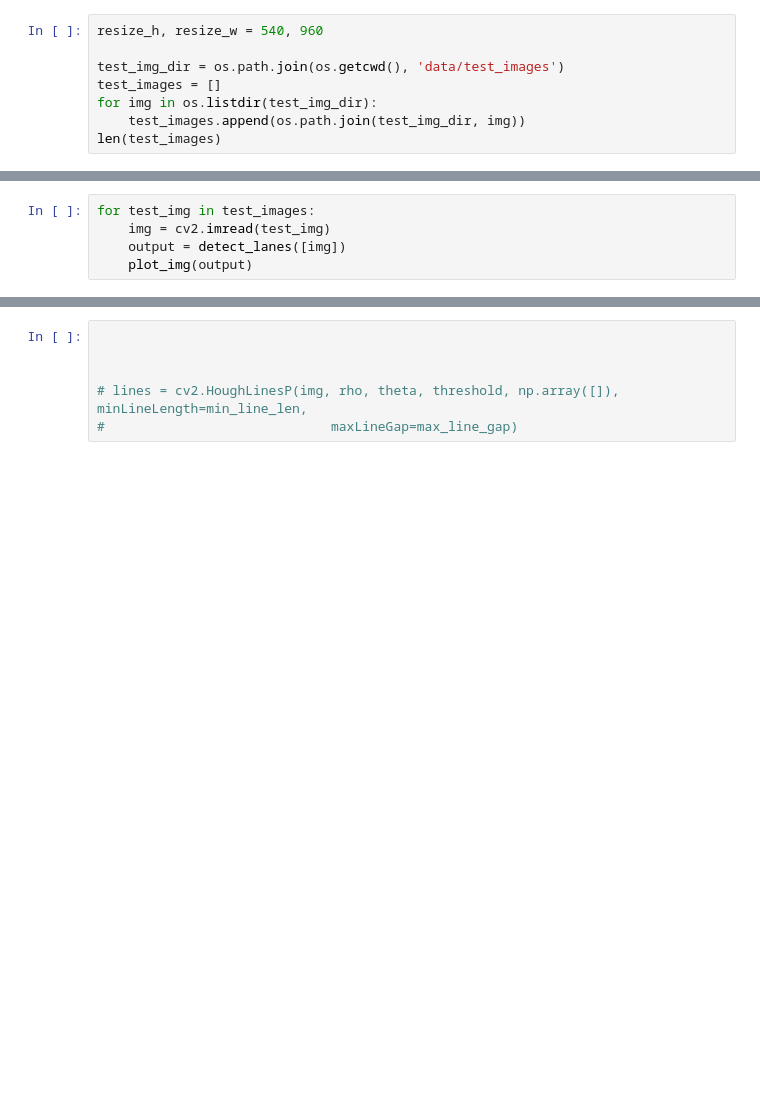
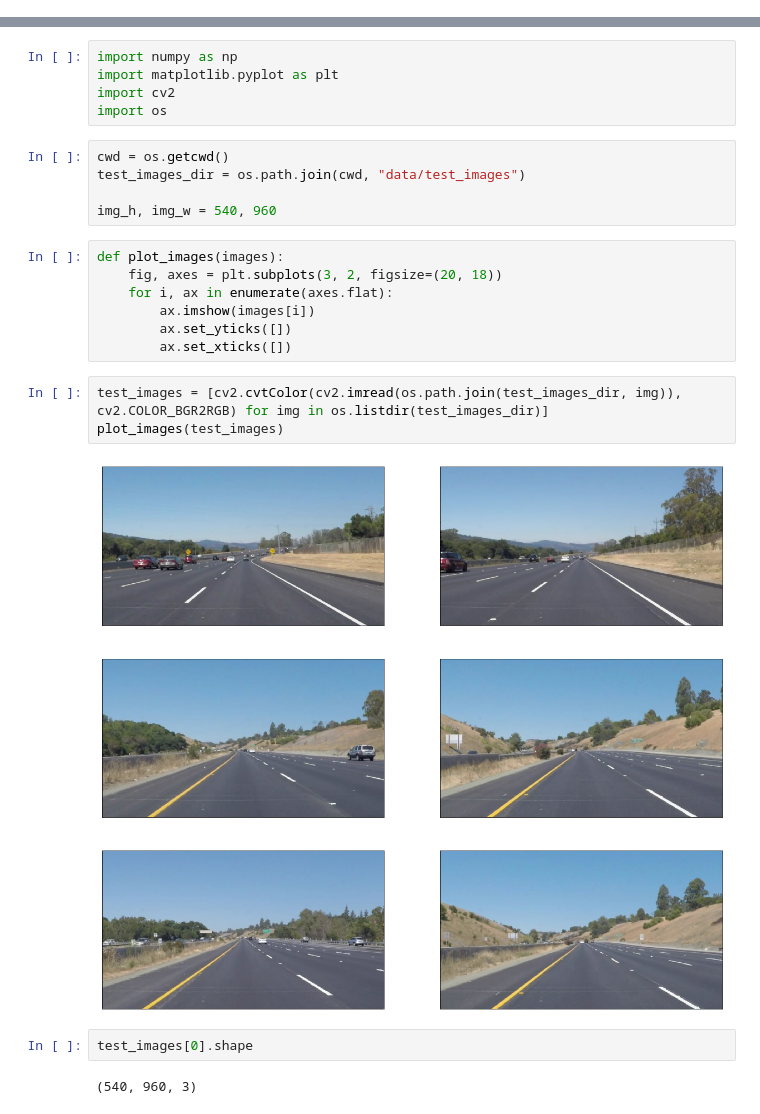
Before and after one commit to Prateekj2903/Udacity-Self-Driving-Car, a Jupyter notebook: Basic_Lane_Detection.ipynb, the cells around one changed output, grey strips where cells are left out. Saved outputs shown, nothing was run; the diff lists cells and outputs as text; blank space fills up the shorter version.

```diff
--- a/Basic_Lane_Detection.ipynb
+++ b/Basic_Lane_Detection.ipynb
@@ -12,8 +0,0 @@ def plot_img(img):
-# %%
-resize_h, resize_w = 540, 960
-
-test_img_dir = os.path.join(os.getcwd(), 'data/test_images')
-test_images = []
-for img in os.listdir(test_img_dir):
-    test_images.append(os.path.join(test_img_dir, img))
-len(test_images)
@@ -142,5 +0,0 @@ def detect_lanes(frames):
-# %%
-for test_img in test_images:
-    img = cv2.imread(test_img)
-    output = detect_lanes([img])
-    plot_img(output)
@@ -301,6 +1,26 @@ for a in blurr:
-# %%
-
-
-
-# lines = cv2.HoughLinesP(img, rho, theta, threshold, np.array([]), minLineLength=min_line_len,
-#                             maxLineGap=max_line_gap)
+# %%
+import numpy as np
+import matplotlib.pyplot as plt
+import cv2
+import os
+# %%
+cwd = os.getcwd()
+test_images_dir = os.path.join(cwd, "data/test_images")
+
+img_h, img_w = 540, 960
+# %%
+def plot_images(images):
+    fig, axes = plt.subplots(3, 2, figsize=(20, 18))
+    for i, ax in enumerate(axes.flat):
+        ax.imshow(images[i])
+        ax.set_yticks([])
+        ax.set_xticks([])
+# %%
+test_images = [cv2.cvtColor(cv2.imread(os.path.join(test_images_dir, img)), cv2.COLOR_BGR2RGB) for img in os.listdir(test_images_dir)]
+plot_images(test_images)
+# %% [output]
+[figure, added]
+# %%
+test_images[0].shape
+# %% [output]
+(540, 960, 3)
```
Also changed, not shown: parts of 13 cells of this notebook.
